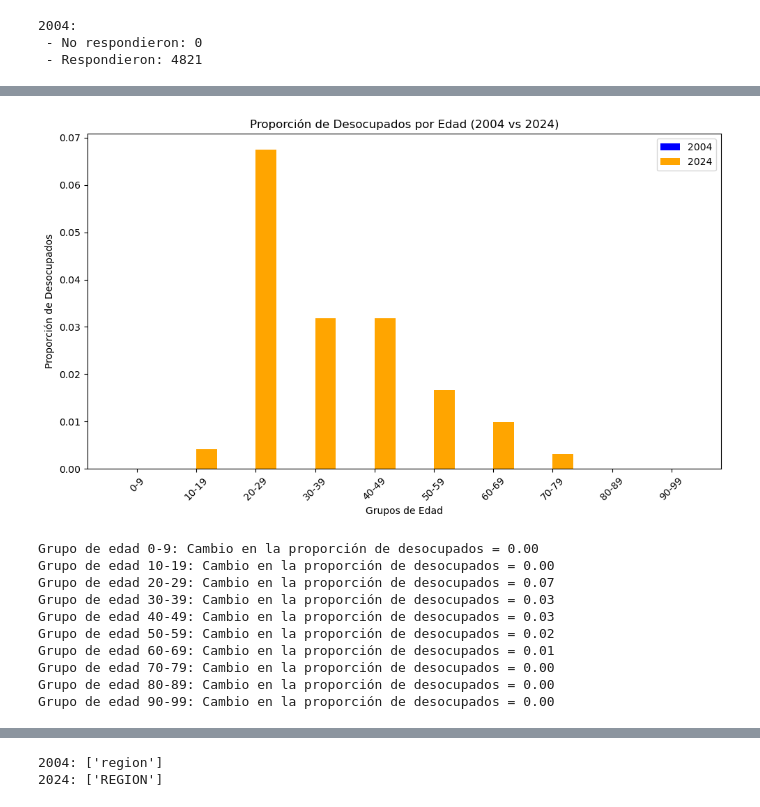
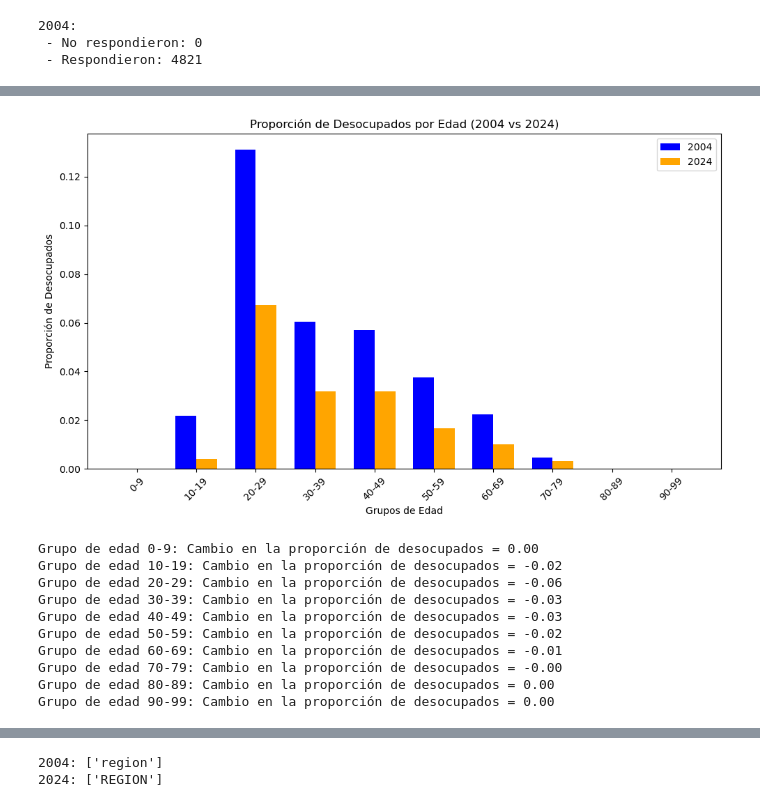
Before and after one commit to AaronFernandez05/BigDataUBA-Grupo-19, a Jupyter notebook: TP2/Big_Data_TP2_Grupo19 (2).ipynb, the cells around one changed output, grey strips where cells are left out. Cells and saved outputs as stored; diff of their text form; code cells hidden in the pictures.

```diff
--- a/TP2/Big_Data_TP2_Grupo19 (2).ipynb
+++ b/TP2/Big_Data_TP2_Grupo19 (2).ipynb
@@ -267,3 +265,6 @@ plt.show()
+# %%
+#Ahora lo pasamos a números enteros
+respondieron_2004["CH06"] = pd.to_numeric(respondieron_2004["CH06"], errors="coerce")
 # %%
 # CH06 (edad) viene como texto enves de numero por lo que lo convertimos en valor numerico
 respondieron_2024.loc[:, 'CH06'] = pd.to_numeric(respondieron_2024['CH06'], errors='coerce')
@@ -327,12 +328,12 @@ plt.show()
 respondieron_2004 = respondieron_2004.copy()
 respondieron_2024 = respondieron_2024.copy()
 
-respondieron_2004['desocupado'] = respondieron_2004['ESTADO'].apply(lambda x: 1 if x == 2 else 0)
-respondieron_2024['desocupado'] = respondieron_2024['ESTADO'].apply(lambda x: 1 if x == 2 else 0)
+respondieron_2004["Desocupado"] = np.where(respondieron_2004["ESTADO"] == "Desocupado", 1, 0)
+respondieron_2024['Desocupado'] = respondieron_2024['ESTADO'].apply(lambda x: 1 if x == 2 else 0)
 
 # Contar cantidad de desocupados
-desocupados_2004 = respondieron_2004['desocupado'].sum()
-desocupados_2024 = respondieron_2024['desocupado'].sum()
+desocupados_2004 = respondieron_2004['Desocupado'].sum()
+desocupados_2024 = respondieron_2024['Desocupado'].sum()
 
 print(f"Desocupados en 2004: {desocupados_2004}")
 print(f"Desocupados en 2024: {desocupados_2024}")
@@ -341,18 +342,28 @@ Desocupados en 2004: 0
 Desocupados en 2024: 100
 # %%
+#Previo a agrupar y calcular la proporción de "Desocupados", ordenamos las respuestas de "NIVEL_ED" del 2004
+respondieron_2004["NIVEL_ED"] = respondieron_2004["NIVEL_ED"].map({
+    'Primaria Completa': 1,
+    'Primaria Incompleta (incluye educación especial)': 2,
+    'Secundaria Completa': 3,
+    'Secundaria Incompleta': 4,
+    'Sin instrucción': 5,
+    'Superior Universitaria Completa': 6,
+    'Superior Universitaria Incompleta': 7,
+    })
 # Agrupamos y calculamos proporciones de desocupados
 desocupacion_educ_2004 = (
-    respondieron_2004.groupby('NIVEL_ED', observed=True)['desocupado']
+    respondieron_2004.groupby('NIVEL_ED', observed=True)['Desocupado']
     .mean()
     .reset_index()
-    .rename(columns={'desocupado': 'Proporción_2004'})
+    .rename(columns={'Desocupado': 'Proporción_2004'})
 )
 
 desocupacion_educ_2024 = (
-    respondieron_2024.groupby('NIVEL_ED', observed=True)['desocupado']
+    respondieron_2024.groupby('NIVEL_ED', observed=True)['Desocupado']
     .mean()
     .reset_index()
-    .rename(columns={'desocupado': 'Proporción_2024'})
+    .rename(columns={'Desocupado': 'Proporción_2024'})
 )
 # %%
 comparacion = pd.merge(desocupacion_educ_2004, desocupacion_educ_2024, on='NIVEL_ED', how='outer')
@@ -383,6 +394,6 @@ plt.show()
 # %%
-niveles_2004 = [str(nivel) for nivel in edu_2004.index]
-niveles_2024 = [str(nivel) for nivel in edu_2024.index]
+niveles_2004 = [str(nivel) for nivel in desocupacion_educ_2004.index]
+niveles_2024 = [str(nivel) for nivel in desocupacion_educ_2024.index]
 
 # Unificar los índices
 niveles = sorted(set(niveles_2004).union(set(niveles_2024)))
@@ -390,9 +401,9 @@ niveles = sorted(set(niveles_2004).union(set(niveles_2024)))
 # Calcular la diferencia de desocupados por nivel educativo
 diferencias = {}
 for nivel in niveles:
-    desocupado_2004 = edu_2004.loc[nivel] if nivel in edu_2004.index else 0
-    desocupado_2024 = edu_2024.loc[nivel] if nivel in edu_2024.index else 0
-    diferencias[nivel] = desocupado_2024 - desocupado_2004
+    desocupados_2004 = desocupacion_educ_2004.loc[nivel] if nivel in desocupacion_educ_2004.index else 0
+    desocupados_2024 = desocupacion_educ_2024.loc[nivel] if nivel in desocupacion_educ_2024.index else 0
+    diferencias[nivel] = desocupados_2024 - desocupados_2004
 
 # Mostrar los resultados
 for nivel, diferencia in diferencias.items():
@@ -424,10 +428,10 @@ respondieron_2004['edad_grupo'] = pd.cut(respondieron_2004['CH06'], bins=range(0
 respondieron_2024['edad_grupo'] = pd.cut(respondieron_2024['CH06'], bins=range(0, 101, 10), right=False, labels=[f"{i}-{i+9}" for i in range(0, 100, 10)])
 
 # Calcular la proporción de desocupados por grupo de edad para 2004
-proporc_desocupados_2004 = respondieron_2004.groupby('edad_grupo', observed=False)['desocupado'].mean()
+proporc_desocupados_2004 = respondieron_2004.groupby('edad_grupo', observed=False)['Desocupado'].mean()
 
 # Calcular la proporción de desocupados por grupo de edad para 2024
-proporc_desocupados_2024 = respondieron_2024.groupby('edad_grupo', observed=False)['desocupado'].mean()
+proporc_desocupados_2024 = respondieron_2024.groupby('edad_grupo', observed=False)['Desocupado'].mean()
 
 # Unificar los índices por si hay diferencias en los grupos de edad entre 2004 y 2024
 grupos_edad = sorted(set(proporc_desocupados_2004.index).union(set(proporc_desocupados_2024.index)))
@@ -436,42 +440,42 @@ grupos_edad = sorted(set(proporc_desocupados_2004.index).union(set(proporc_desoc
 val_2004 = [proporc_desocupados_2004.get(grupo, 0) for grupo in grupos_edad]
 val_2024 = [proporc_desocupados_2024.get(grupo, 0) for grupo in grupos_edad]
 
 # Crear gráfico de barras para comparar las proporciones de desocupados por edad entre 2004 y 2024
 plt.figure(figsize=(10,6))
 width = 0.35  # ancho de las barras
 x = range(len(grupos_edad))
 
 # Barras para 2004 y 2024
 plt.bar(x, val_2004, width=width, label='2004', color='blue')
 plt.bar([i + width for i in x], val_2024, width=width, label='2024', color='orange')
 
 # Personalización del gráfico
 plt.xlabel('Grupos de Edad')
 plt.ylabel('Proporción de Desocupados')
 plt.title('Proporción de Desocupados por Edad (2004 vs 2024)')
 plt.xticks([i + width / 2 for i in x], grupos_edad, rotation=45)
 plt.legend()
 
 # Mostrar gráfico
 plt.tight_layout()
 plt.show()
 
 # Comparar los cambios en la proporción de desocupados por edad
 diferencias_edad = {grupo: val_2024[i] - val_2004[i] for i, grupo in enumerate(grupos_edad)}
 
 # Mostrar las diferencias
 for grupo, diferencia in diferencias_edad.items():
     print(f"Grupo de edad {grupo}: Cambio en la proporción de desocupados = {diferencia:.2f}")
 # %% [output]
-[figure, old version]
+[figure, new version]
 Grupo de edad 0-9: Cambio en la proporción de desocupados = 0.00
-Grupo de edad 10-19: Cambio en la proporción de desocupados = 0.00
-Grupo de edad 20-29: Cambio en la proporción de desocupados = 0.07
-Grupo de edad 30-39: Cambio en la proporción de desocupados = 0.03
-Grupo de edad 40-49: Cambio en la proporción de desocupados = 0.03
-Grupo de edad 50-59: Cambio en la proporción de desocupados = 0.02
-Grupo de edad 60-69: Cambio en la proporción de desocupados = 0.01
-Grupo de edad 70-79: Cambio en la proporción de desocupados = 0.00
+Grupo de edad 10-19: Cambio en la proporción de desocupados = -0.02
+Grupo de edad 20-29: Cambio en la proporción de desocupados = -0.06
+Grupo de edad 30-39: Cambio en la proporción de desocupados = -0.03
+Grupo de edad 40-49: Cambio en la proporción de desocupados = -0.03
+Grupo de edad 50-59: Cambio en la proporción de desocupados = -0.02
+Grupo de edad 60-69: Cambio en la proporción de desocupados = -0.01
+Grupo de edad 70-79: Cambio en la proporción de desocupados = -0.00
 Grupo de edad 80-89: Cambio en la proporción de desocupados = 0.00
 Grupo de edad 90-99: Cambio en la proporción de desocupados = 0.00
 # %%
```
Also changed, not shown: parts of 15 cells of this notebook.
